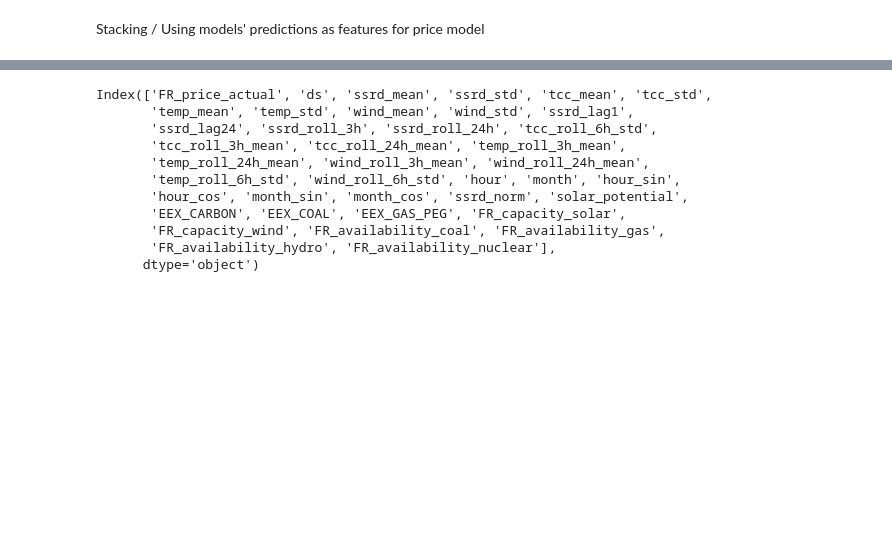
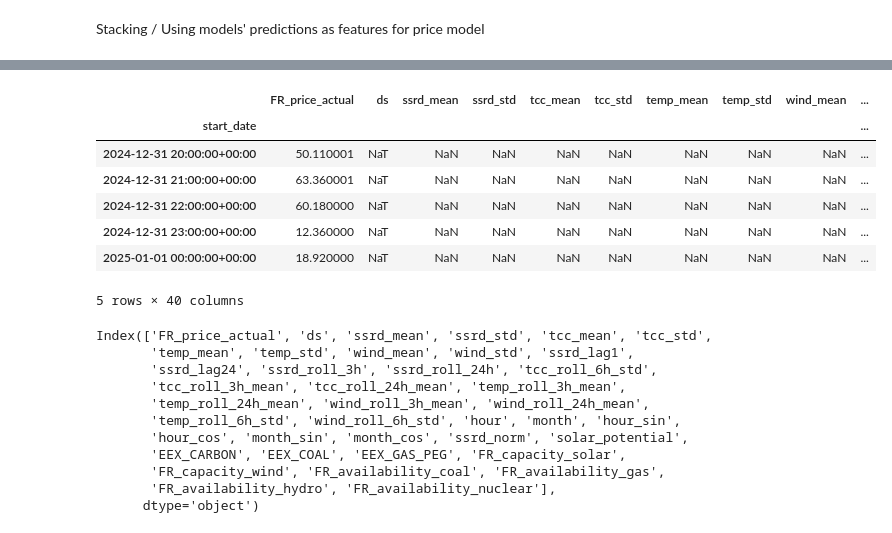
Before and after one commit to Iflorou/Electricity-forecasting-challenge, a Jupyter notebook: notebooks/05_kpler_price.ipynb, the cells around one changed output, grey strips where cells are left out. Cells and saved outputs as stored; diff of their text form; code cells hidden in the pictures; blank space fills up the shorter version.

```diff
--- a/notebooks/05_kpler_price.ipynb
+++ b/notebooks/05_kpler_price.ipynb
@@ -292,6 +292,17 @@ def prepare_price_data(target_path: str, weather_path: str, network_path: str) -
     return price_df
 # %%
 price_df=prepare_price_data("../data/target_train.parquet","../data/weather_train.parquet","../data/network_train.parquet")
+# %%
+price_df.tail()  # i need to split this train valid and test sets
+# %% [output]
+|  | FR_price_actual | ds | ssrd_mean | ssrd_std | tcc_mean | tcc_std | temp_mean | temp_std | wind_mean | ... |
+| start_date |  |  |  |  |  |  |  |  |  | ... |
+| 2024-12-31 20:00:00+00:00 | 50.110001 | NaT | NaN | NaN | NaN | NaN | NaN | NaN | NaN | ... |
+| 2024-12-31 21:00:00+00:00 | 63.360001 | NaT | NaN | NaN | NaN | NaN | NaN | NaN | NaN | ... |
+| 2024-12-31 22:00:00+00:00 | 60.180000 | NaT | NaN | NaN | NaN | NaN | NaN | NaN | NaN | ... |
+| 2024-12-31 23:00:00+00:00 | 12.360000 | NaT | NaN | NaN | NaN | NaN | NaN | NaN | NaN | ... |
+| 2025-01-01 00:00:00+00:00 | 18.920000 | NaT | NaN | NaN | NaN | NaN | NaN | NaN | NaN | ... |
+5 rows × 40 columns
 # %%
 price_df.columns
 # %% [output]
```
Also changed, not shown: parts of 15 cells of this notebook, 5 other files.
